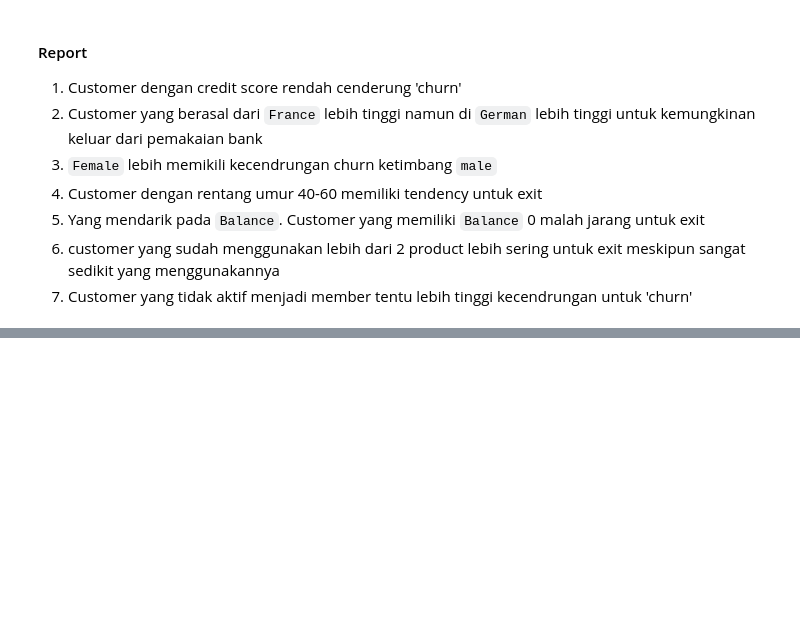
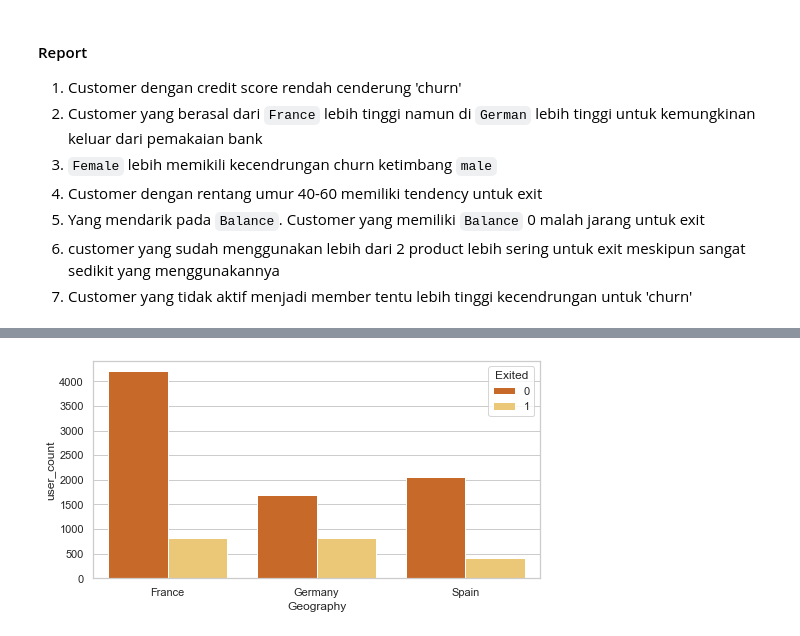
Before and after one commit to bayuwira/Project-Churn-for-Bank-Customers, a Jupyter notebook: Copy of Customer Churn Analysis.ipynb, the cells around one changed output, grey strips where cells are left out. Saved outputs shown, nothing was run; the diff lists cells and outputs as text; code cells hidden in the pictures; blank space fills up the shorter version.

```diff
--- a/Copy of Customer Churn Analysis.ipynb
+++ b/Copy of Customer Churn Analysis.ipynb
@@ -391,0 +440,5 @@ for i in range(0,len(temp.columns)):
+# %%
+df_geo = df.groupby(['Geography','Exited']).agg({'Gender':'count'}).reset_index()
+df_geo.columns = ['Geography','Exited','user_count']
+
+df_geo
@@ -391,0 +453,6 @@ for i in range(0,len(temp.columns)):
+# %%
+plt.figure(figsize=(8,4))
+sns.barplot(data=df_geo, x = 'Geography',y='user_count', hue='Exited',palette = 'YlOrBr_r')
+plt.show()
+# %% [output]
+[figure, added]
```
Also changed, not shown: parts of 29 cells of this notebook.
